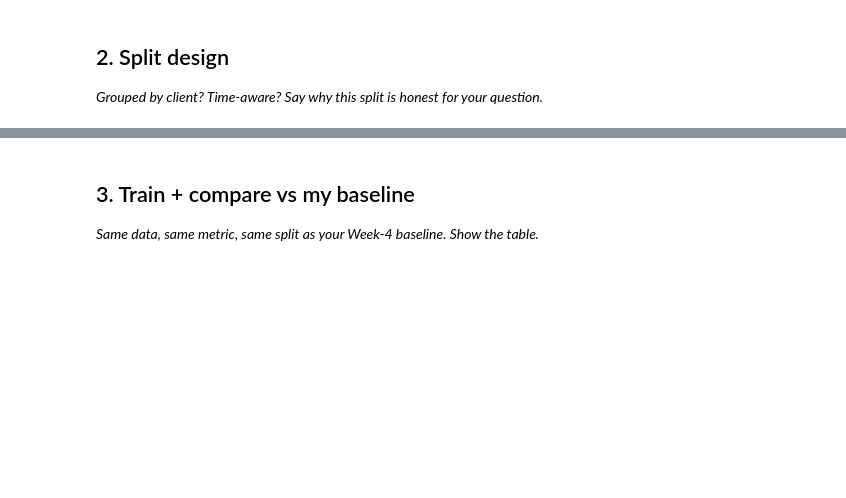
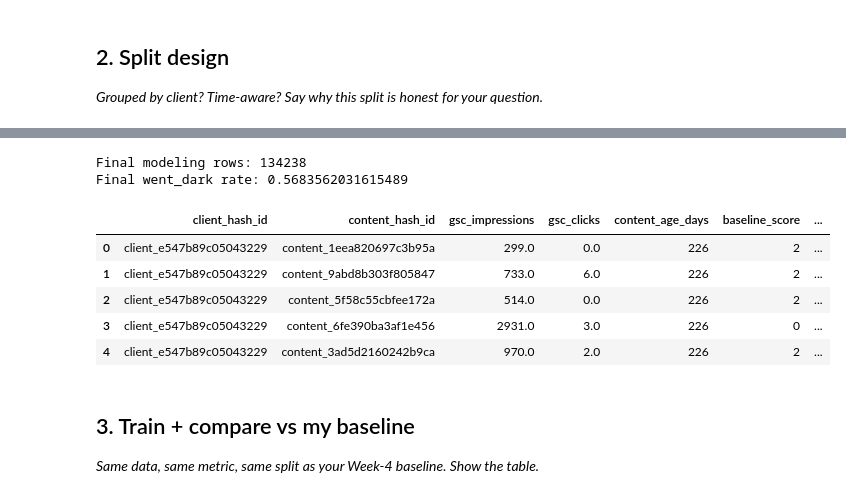
Before and after one commit to afreensumai64/ML-Internship, a Jupyter notebook: work/notebooks/w05_model.ipynb, the cells around one changed output, grey strips where cells are left out. Saved outputs shown, nothing was run; the diff lists cells and outputs as text; code cells hidden in the pictures; blank space fills up the shorter version.

```diff
--- a/work/notebooks/w05_model.ipynb
+++ b/work/notebooks/w05_model.ipynb
@@ -22,0 +229,30 @@ This skeleton is yours to fill. Work the sections **in order** — each one has
+# %%
+# Build the March observed outcome proxy
+
+MAR_OUTCOME = con.sql(f"""
+WITH mar AS (
+    SELECT
+        client_hash_id,
+        content_hash_id,
+        SUM(gsc_clicks) AS march_clicks
+    FROM {MAR}
+    WHERE gsc_data_available IS TRUE
+    GROUP BY client_hash_id, content_hash_id
+)
+
+SELECT
+    client_hash_id,
+    content_hash_id,
+
+    CASE
+        WHEN COALESCE(march_clicks, 0) = 0 THEN 1
+        ELSE 0
+    END AS went_dark
+
+FROM mar
+""").df()
+
+print("March outcome rows:", len(MAR_OUTCOME))
+print("March went_dark rate:", MAR_OUTCOME["went_dark"].mean())
+
+display(MAR_OUTCOME.head())
@@ -23,3 +268,25 @@ This skeleton is yours to fill. Work the sections **in order** — each one has
+# %%
+# Combine February decision-time features with the March outcome
+
+model_df = FEB_FEATURES.merge(
+    MAR_OUTCOME,
+    on=["client_hash_id", "content_hash_id"],
+    how="inner"
+)
+
+print("Final modeling rows:", len(model_df))
+print("Final went_dark rate:", model_df["went_dark"].mean())
+
+display(model_df.head())
+# %% [output]
+Final modeling rows: 134238
+Final went_dark rate: 0.5683562031615489
+|  | client_hash_id | content_hash_id | gsc_impressions | gsc_clicks | content_age_days | baseline_score | ... |
+| 0 | client_e547b89c05043229 | content_1eea820697c3b95a | 299.0 | 0.0 | 226 | 2 | ... |
+| 1 | client_e547b89c05043229 | content_9abd8b303f805847 | 733.0 | 6.0 | 226 | 2 | ... |
+| 2 | client_e547b89c05043229 | content_5f58c55cbfee172a | 514.0 | 0.0 | 226 | 2 | ... |
+| 3 | client_e547b89c05043229 | content_6fe390ba3af1e456 | 2931.0 | 3.0 | 226 | 0 | ... |
+| 4 | client_e547b89c05043229 | content_3ad5d2160242b9ca | 970.0 | 2.0 | 226 | 2 | ... |
 # %% [markdown]
 ## 3. Train + compare vs my baseline
 
```
Also changed, not shown: parts of 15 cells of this notebook.
